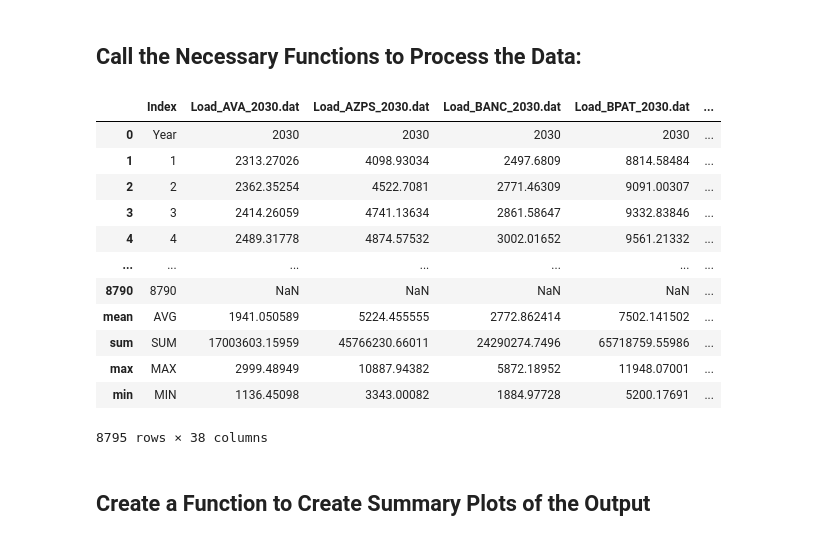
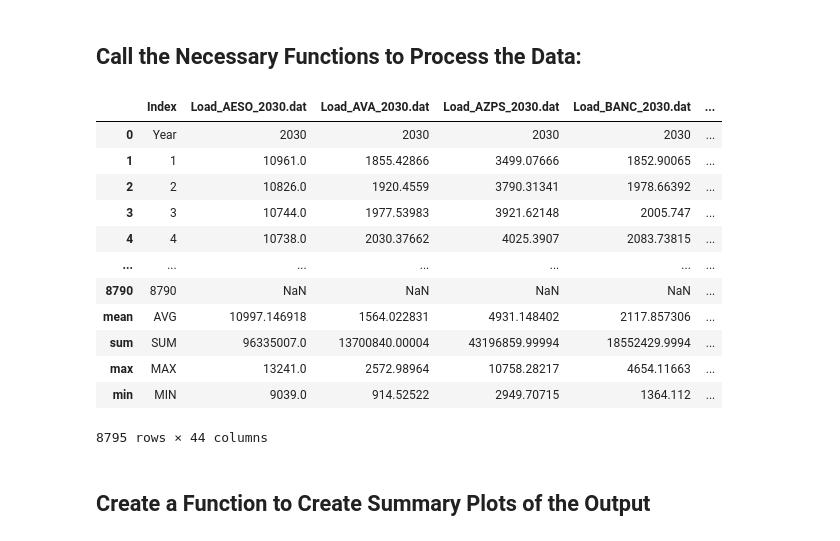
Before and after one commit to cdburley/nuclear_heat_wave_loads, a Jupyter notebook: notebooks/process_load_data.ipynb, the cells around one changed output. Drawn from its saved outputs; the diff is of its cells as text; code cells hidden in the pictures.

```diff
--- a/notebooks/process_load_data.ipynb
+++ b/notebooks/process_load_data.ipynb
@@ -14,8 +14,8 @@ import matplotlib.pyplot as plt
 ## Set the Directory Structure
 # %%
 # Identify the data input and image output directory:
-data_dir =  '/Users/burl878/Documents/Code/code_repos/ntp_heat_wave_loads/data/'
-plot_dir =  '/Users/burl878/Documents/Code/code_repos/ntp_heat_wave_loads/plots/'
+data_dir =  '/Users/burl878/Documents/Code/code_repos/nuclear_heat_wave_loads/data/'
+plot_dir =  '/Users/burl878/Documents/Code/code_repos/nuclear_heat_wave_loads/plots/'
 # %% [markdown]
 ## Suppress Future Warnings
 # %%
@@ -65,3 +68,9 @@ def process_gridview_data(data_dir: str):
 
     # Return the output dataframe:
     return gv_df
+# %%
+# Read in the processed GridView file and rename a column for consistency:
+gv_df = process_gridview_data(data_dir = data_dir)
+gv_df.rename(columns={'Total_Load_MWh': 'GV_Total_Load_MWh'}, inplace=True)
+
+gv_df
@@ -192,6 +219,29 @@ def format_scaled_tell_loads(data_dir: str, year_to_process: str):
     # Clean up the NEVP naming:
     load_df.rename(columns={'Load_NEVP_Temp_2030.dat': 'Load_NEVP_2030.dat'}, inplace=True)
 
+    # Read in the raw data GridView .csv file:
+    raw_gv_df = pd.read_csv((data_dir + 'WECC_2030_LOAD.csv'))
+
+    # Delete the index column:
+    del raw_gv_df["Index"]
+
+    # Subset to just the rows we need:
+    raw_gv_df = raw_gv_df[1:8761]
+
+    # Convert the values to floats:
+    raw_gv_df = raw_gv_df.astype('float64')
+
+    # Shift the index by -1:
+    raw_gv_df = raw_gv_df.reset_index()
+
+    # Merge in the GridView columns that aren't modeled by TELL:
+    load_df = pd.concat([load_df,raw_gv_df['Load_AESO_2030.dat']], axis=1)
+    load_df = pd.concat([load_df,raw_gv_df['Load_BCHA_2030.dat']], axis=1)
+    load_df = pd.concat([load_df,raw_gv_df['Load_CFE_2030.dat']], axis=1)
+    load_df = pd.concat([load_df,raw_gv_df['Load_TH_Malin_2030.dat']], axis=1)
+    load_df = pd.concat([load_df,raw_gv_df['Load_TH_Mead_2030.dat']], axis=1)
+    load_df = pd.concat([load_df,raw_gv_df['Load_TH_PV_2030.dat']], axis=1)
+
     # Create a target dataframe with the spare hours:
     target_df = pd.DataFrame({"Index": np.arange(1,8791,1)})
 
@@ -225,16 +275,14 @@ def format_scaled_tell_loads(data_dir: str, year_to_process: str):
     output_df.replace(np.nan, "", regex=True)
 
     # Set the output filename:
-    if year_to_process == '2009':
-       output_filename = 'TELL_Loads_2035_Based_on_2009_Weather.csv'
     if year_to_process == '2015':
-       output_filename = 'TELL_Loads_2035_Based_on_2015_Weather.csv'
+       output_filename = 'TELL_Loads_2030_Based_on_2015_Weather.csv'
     if year_to_process == '2018':
-       output_filename = 'TELL_Loads_2035_Based_on_2018_Weather.csv'
+       output_filename = 'TELL_Loads_2030_Based_on_2018_Weather.csv'
     if year_to_process == '2055':
-       output_filename = 'TELL_Loads_2035_Based_on_2015_Weather_With_Climate_Change.csv'
+       output_filename = 'TELL_Loads_2030_Based_on_2015_Weather_With_Climate_Change.csv'
     if year_to_process == '2058':
-       output_filename = 'TELL_Loads_2035_Based_on_2018_Weather_With_Climate_Change.csv'
+       output_filename = 'TELL_Loads_2030_Based_on_2018_Weather_With_Climate_Change.csv'
 
     # Write out the dataframe to a .csv file:
     output_df.to_csv((os.path.join(data_dir, output_filename)), sep=',', index=False)
@@ -245,23 +293,23 @@ def format_scaled_tell_loads(data_dir: str, year_to_process: str):
 ## Call the Necessary Functions to Process the Data:
 # %%
 output_df = format_scaled_tell_loads(data_dir = data_dir,
-                                     year_to_process = '2009')
+                                     year_to_process = '2058')
 
 output_df
 # %% [output]
-|  | Index | Load_AVA_2030.dat | Load_AZPS_2030.dat | Load_BANC_2030.dat | Load_BPAT_2030.dat | ... |
+|  | Index | Load_AESO_2030.dat | Load_AVA_2030.dat | Load_AZPS_2030.dat | Load_BANC_2030.dat | ... |
 | 0 | Year | 2030 | 2030 | 2030 | 2030 | ... |
-| 1 | 1 | 2313.27026 | 4098.93034 | 2497.6809 | 8814.58484 | ... |
-| 2 | 2 | 2362.35254 | 4522.7081 | 2771.46309 | 9091.00307 | ... |
-| 3 | 3 | 2414.26059 | 4741.13634 | 2861.58647 | 9332.83846 | ... |
-| 4 | 4 | 2489.31778 | 4874.57532 | 3002.01652 | 9561.21332 | ... |
+| 1 | 1 | 10961.0 | 1855.42866 | 3499.07666 | 1852.90065 | ... |
+| 2 | 2 | 10826.0 | 1920.4559 | 3790.31341 | 1978.66392 | ... |
+| 3 | 3 | 10744.0 | 1977.53983 | 3921.62148 | 2005.747 | ... |
+| 4 | 4 | 10738.0 | 2030.37662 | 4025.3907 | 2083.73815 | ... |
 | ... | ... | ... | ... | ... | ... | ... |
 | 8790 | 8790 | NaN | NaN | NaN | NaN | ... |
-| mean | AVG | 1941.050589 | 5224.455555 | 2772.862414 | 7502.141502 | ... |
-| sum | SUM | 17003603.15959 | 45766230.66011 | 24290274.7496 | 65718759.55986 | ... |
-| max | MAX | 2999.48949 | 10887.94382 | 5872.18952 | 11948.07001 | ... |
-| min | MIN | 1136.45098 | 3343.00082 | 1884.97728 | 5200.17691 | ... |
+| mean | AVG | 10997.146918 | 1564.022831 | 4931.148402 | 2117.857306 | ... |
+| sum | SUM | 96335007.0 | 13700840.00004 | 43196859.99994 | 18552429.9994 | ... |
+| max | MAX | 13241.0 | 2572.98964 | 10758.28217 | 4654.11663 | ... |
+| min | MIN | 9039.0 | 914.52522 | 2949.70715 | 1364.112 | ... |
-8795 rows × 38 columns
+8795 rows × 44 columns
 # %% [markdown]
 ## Create a Function to Create Summary Plots of the Output
 # %%
```
Also changed, not shown: parts of 9 cells of this notebook, 5 other files.
